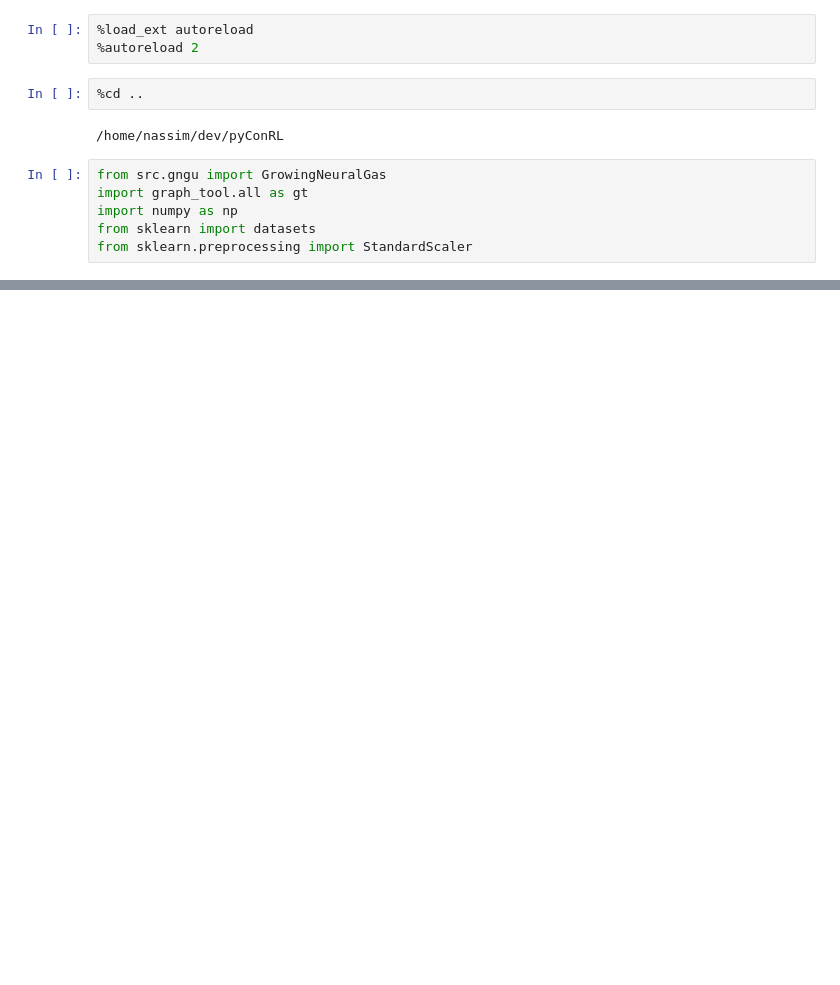
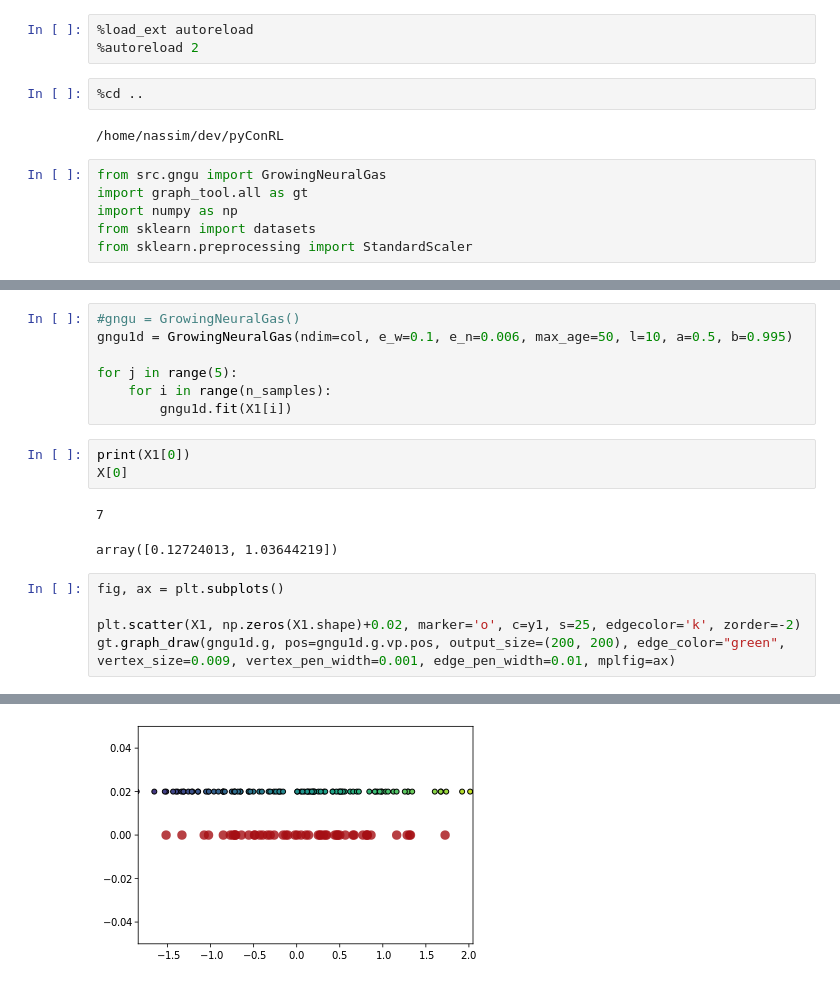
Before and after one commit to nhabbash/con-rl, a Jupyter notebook: notebooks/gngu_test.ipynb, the cells around one changed output, grey strips where cells are left out. Cells and saved outputs as stored; diff of their text form; blank space fills up the shorter version.

```diff
--- a/notebooks/gngu_test.ipynb
+++ b/notebooks/gngu_test.ipynb
@@ -39,0 +49,19 @@ gt.graph_draw(gngu.g, pos=gngu.g.vp.pos, output_size=(200, 200), edge_color="gre
+# %%
+#gngu = GrowingNeuralGas()
+gngu1d = GrowingNeuralGas(ndim=col, e_w=0.1, e_n=0.006, max_age=50, l=10, a=0.5, b=0.995)
+
+for j in range(5):
+    for i in range(n_samples):
+        gngu1d.fit(X1[i])
+# %%
+print(X1[0])
+X[0]
+# %% [output]
+7
+array([0.12724013, 1.03644219])
+# %%
+fig, ax = plt.subplots()
+
+plt.scatter(X1, np.zeros(X1.shape)+0.02, marker='o', c=y1, s=25, edgecolor='k', zorder=-2)
+gt.graph_draw(gngu1d.g, pos=gngu1d.g.vp.pos, output_size=(200, 200), edge_color="green", vertex_size=0.009, vertex_pen_width=0.001, edge_pen_width=0.01, mplfig=ax)
+# %% [output]
@@ -39,0 +69 @@ gt.graph_draw(gngu.g, pos=gngu.g.vp.pos, output_size=(200, 200), edge_color="gre
+[figure, added]
```
Also changed, not shown: parts of 6 cells of this notebook, 9 other files.
